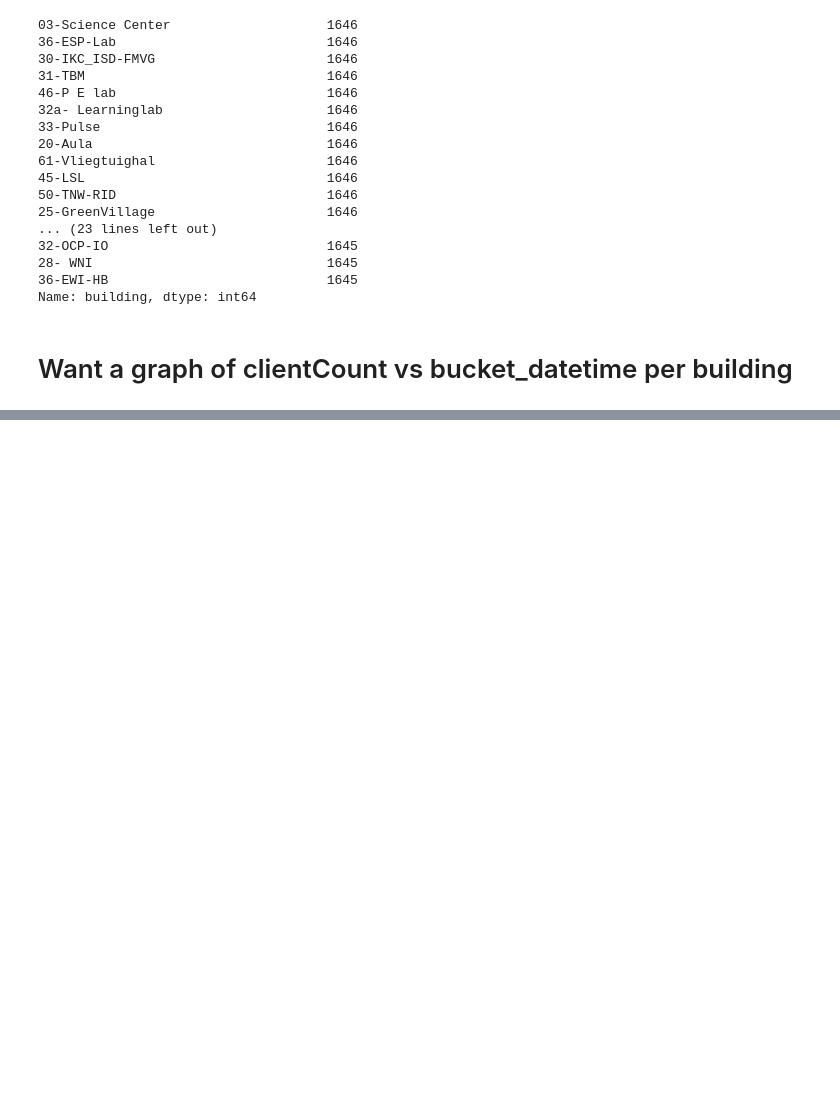
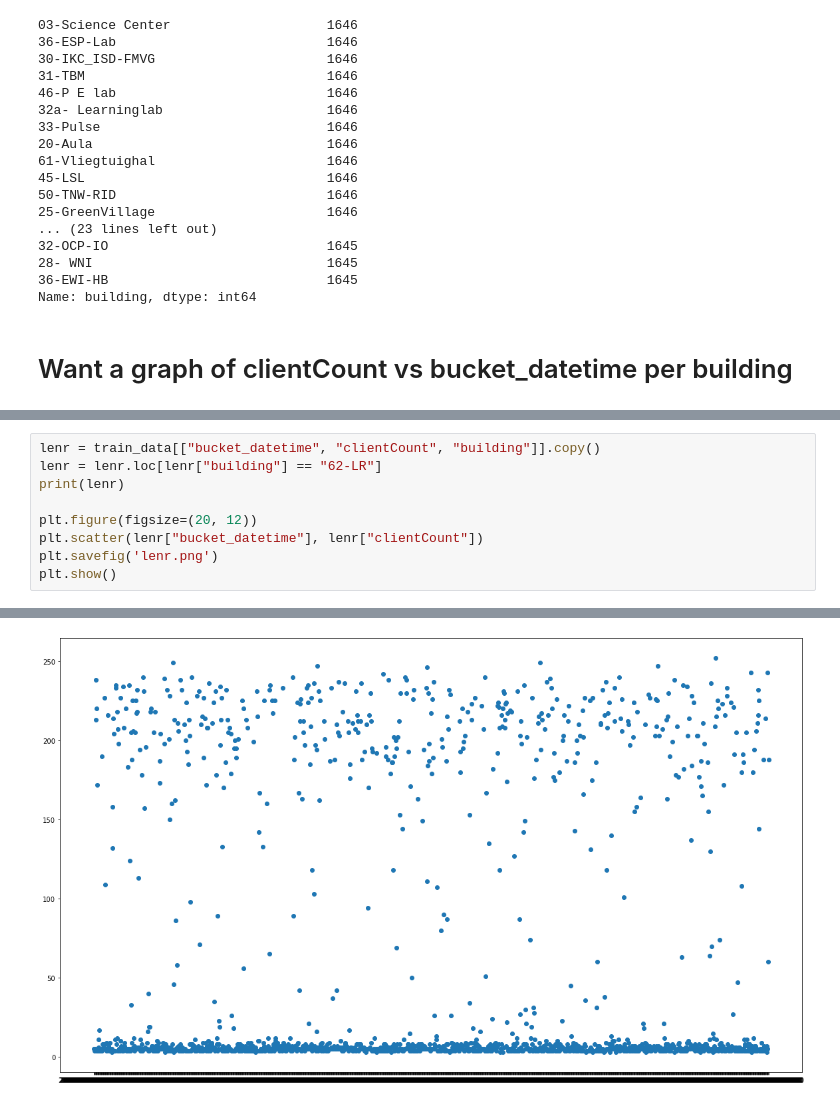
Before and after one commit to sebranchett/wifi_blog, a Jupyter notebook: Discover_data.ipynb, the cells around one changed output, grey strips where cells are left out. Cells and saved outputs as stored; diff of their text form; blank space fills up the shorter version.

```diff
--- a/Discover_data.ipynb
+++ b/Discover_data.ipynb
@@ -86,0 +110,10 @@ plt.show()
+# %%
+lenr = train_data[["bucket_datetime", "clientCount", "building"]].copy()
+lenr = lenr.loc[lenr["building"] == "62-LR"]
+print(lenr)
+
+plt.figure(figsize=(20, 12))
+plt.scatter(lenr["bucket_datetime"], lenr["clientCount"])
+plt.savefig('lenr.png')
+plt.show()
+# %% [output]
@@ -86,0 +134 @@ plt.show()
+[figure, added]
```
Also changed, not shown: parts of 5 cells of this notebook, 3 other files.
